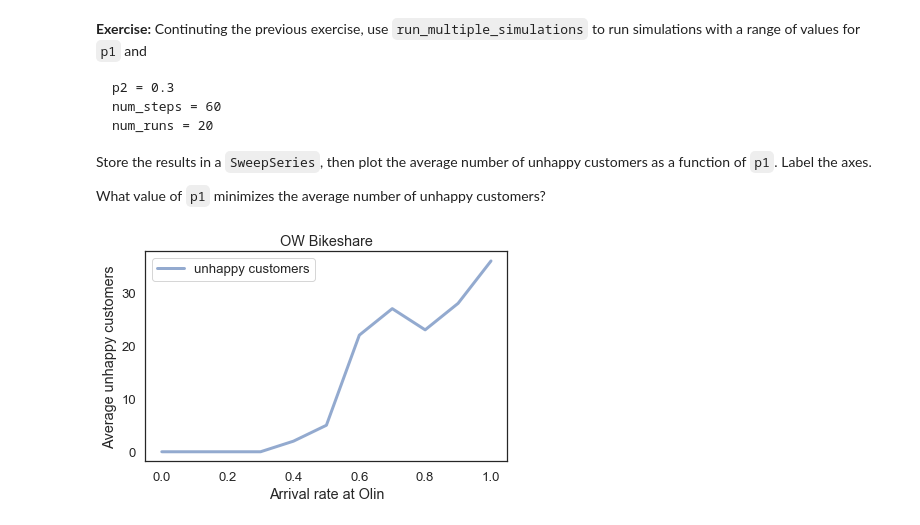
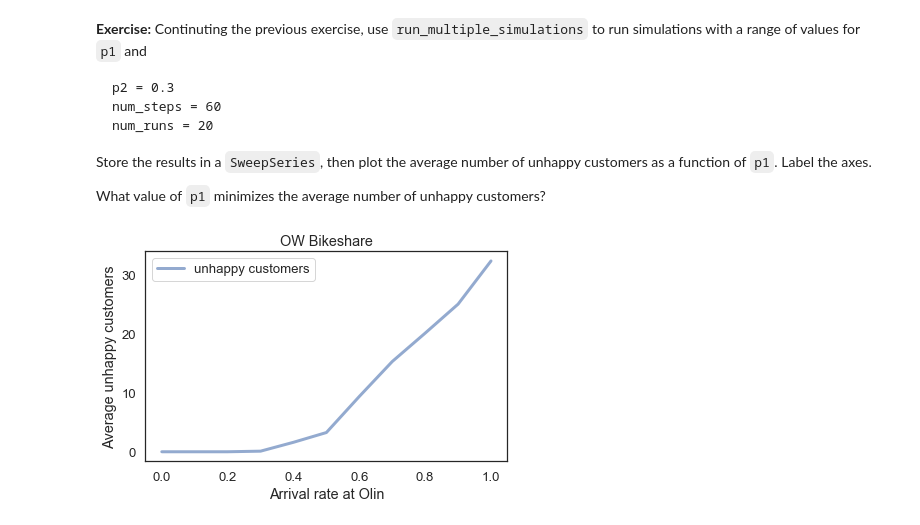
Before and after one commit to Inkering/ModSimPy, a Jupyter notebook: code/chap04mine.ipynb, the cells around one changed output. Cells and saved outputs as stored; diff of their text form; code cells hidden in the pictures.

```diff
--- a/code/chap04mine.ipynb
+++ b/code/chap04mine.ipynb
@@ -417,19 +417,20 @@ Store the results in a `SweepSeries`, then plot the average number of unhappy cu
 
 What value of `p1` minimizes the average number of unhappy customers?
 # %%
-p2 = 0.2
+p2 = 0.3
 num_steps = 60
 num_runs = 20
 p1_array = linspace(0, 1, 11)
 
 results = SweepSeries()
+for p1 in p1_array:
+    output = run_multiple_simulations(p1, p2, num_steps, num_runs)
+    results[p1] = output.mean()
 
-run_multiple_simulations(p1, p2, num_steps, num_runs)
-
-plot(sweep, label="unhappy customers")
+plot(results, label="unhappy customers")
 
 decorate(title='OW Bikeshare',
          xlabel='Arrival rate at Olin',
          ylabel='Average unhappy customers')
 # %% [output]
-[figure, old version]
+[figure, new version]
```
